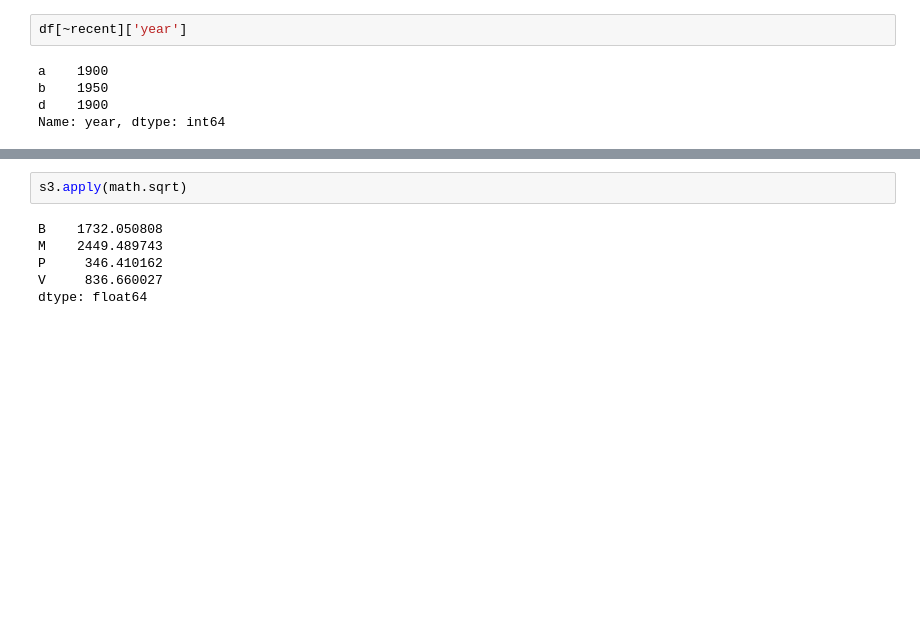
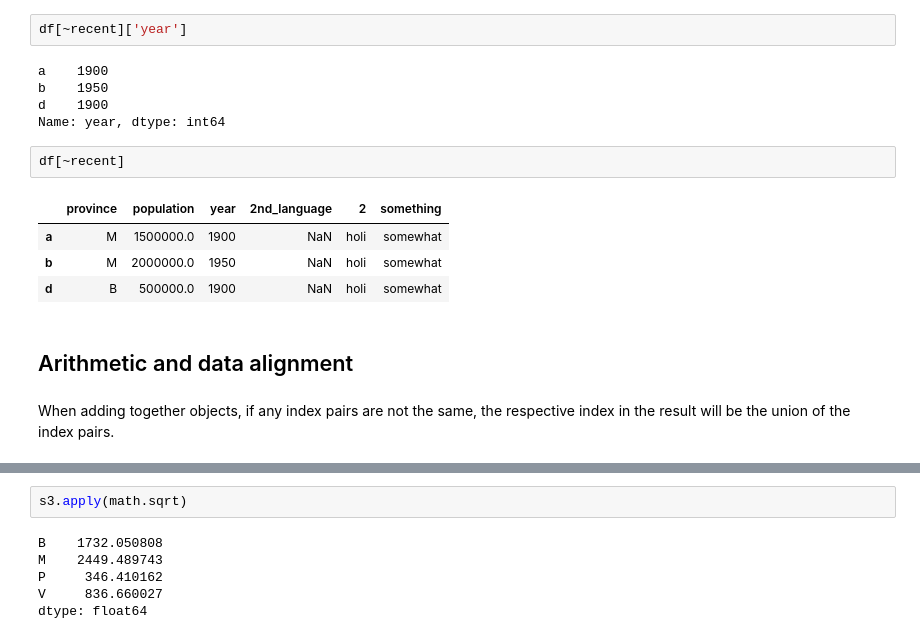
Before and after one commit to dan1dr/master_DS, a Jupyter notebook: Python/7.Intro_Pandas..ipynb, the cells around one changed output, grey strips where cells are left out. Cells and saved outputs as stored; diff of their text form; blank space fills up the shorter version.

```diff
--- a/Python/7.Intro_Pandas..ipynb
+++ b/Python/7.Intro_Pandas..ipynb
@@ -673,3 +675,14 @@ a    1900
 b    1950
 d    1900
 Name: year, dtype: int64
+# %%
+df[~recent]
+# %% [output]
+|  | province | population | year | 2nd_language | 2 | something |
+| a | M | 1500000.0 | 1900 | NaN | holi | somewhat |
+| b | M | 2000000.0 | 1950 | NaN | holi | somewhat |
+| d | B | 500000.0 | 1900 | NaN | holi | somewhat |
+# %% [markdown]
+## Arithmetic and data alignment
+# %% [markdown]
+When adding together objects, if any index pairs are not the same, the respective index in the result will be the union of the index pairs.
```
Also changed, not shown: parts of 53 cells of this notebook.
